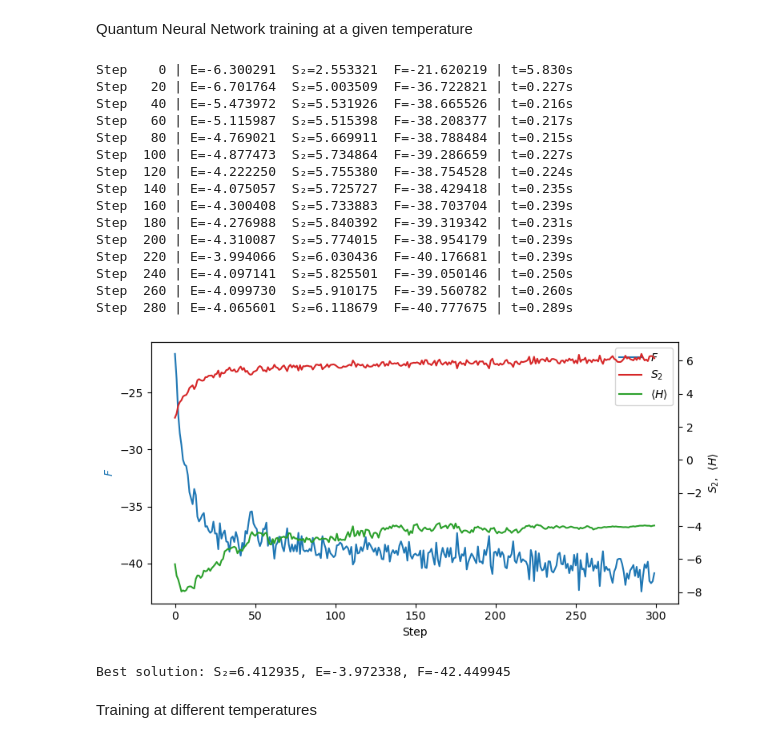
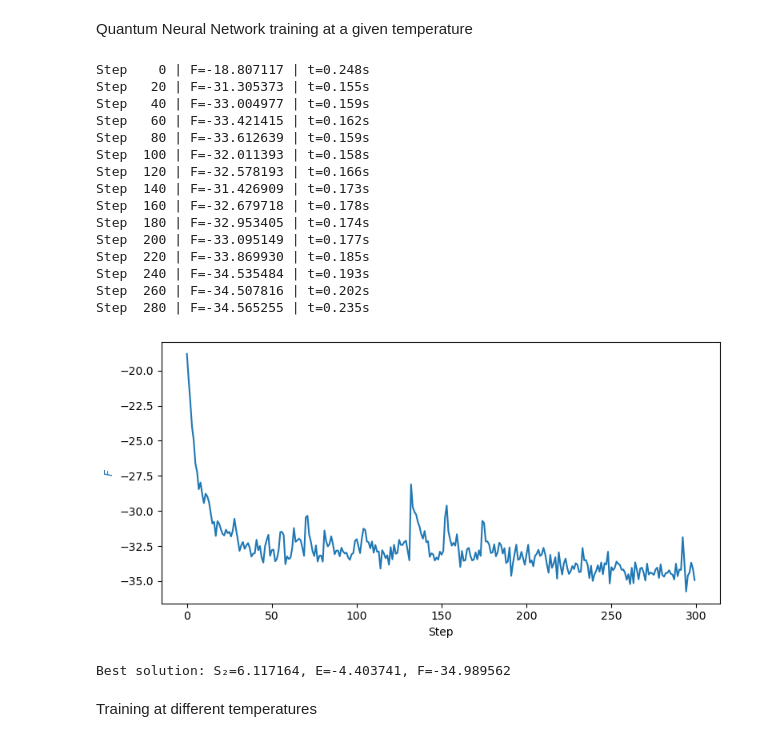
Before and after one commit to ismaelcastrouimp/TFM, a Jupyter notebook: Ancilla_Ising.ipynb, the cells around one changed output. Cells and saved outputs as stored; diff of their text form; code cells hidden in the pictures.

Commit message:
FreeRenyiEnergyObservable class

```diff
--- a/Ancilla_Ising.ipynb
+++ b/Ancilla_Ising.ipynb
@@ -1643,42 +1917,42 @@ print(f"Best F={result["best_F"]:.6f}, E={result["best_energy"]:.6f}, S₂={resu
 # %%
 partition = list(range(N))
 # sampler = nk.sampler.MetropolisLocal(hi_extended, n_chains=32)
 sampler = nk.sampler.ARDirectSampler(hi_extended)
 model = nk.models.ARNNDense(
     hilbert=hi_extended,
     layers=1,
     features=16,
     activation=jax.nn.gelu,
 )
 # model = RBM_Z2(alpha=1, trivial_Z2=True)
-vstate = nk.vqs.MCState(sampler, model, n_samples=40960, chunk_size=1024)
+vstate = nk.vqs.MCState(sampler, model, n_samples=40960)
 T = 5
 
 n_steps = 300
 lr = optax.warmup_cosine_decay_schedule(0.02, 0.02, 100, n_steps, 0.001)
 # lr = optax.warmup_cosine_decay_schedule(0.05, 0.05, 80, n_steps, 0.001)
 diag_shift = optax.linear_schedule(1e-1, 1e-4, n_steps)
 
-_,_,_,f_best,E_best,S_best = free_energy_minimize_SR_SGD(vstate, T, partition, H_extended, n_steps, learning_rate=lr, diag_shift=diag_shift, freq=20)
+_,f_best,E_best,S_best = free_energy_minimize_SR_SGD(vstate, T, partition, H_extended, n_steps, learning_rate=lr, diag_shift=diag_shift, freq=20)
 print(f"Best solution: S₂={S_best:.6f}, E={E_best:.6f}, F={f_best:.6f}")
 # %% [output]
-Step    0 | E=-6.300291  S₂=2.553321  F=-21.620219 | t=5.830s
-Step   20 | E=-6.701764  S₂=5.003509  F=-36.722821 | t=0.227s
-Step   40 | E=-5.473972  S₂=5.531926  F=-38.665526 | t=0.216s
-Step   60 | E=-5.115987  S₂=5.515398  F=-38.208377 | t=0.217s
-Step   80 | E=-4.769021  S₂=5.669911  F=-38.788484 | t=0.215s
-Step  100 | E=-4.877473  S₂=5.734864  F=-39.286659 | t=0.227s
-Step  120 | E=-4.222250  S₂=5.755380  F=-38.754528 | t=0.224s
-Step  140 | E=-4.075057  S₂=5.725727  F=-38.429418 | t=0.235s
-Step  160 | E=-4.300408  S₂=5.733883  F=-38.703704 | t=0.239s
-Step  180 | E=-4.276988  S₂=5.840392  F=-39.319342 | t=0.231s
-Step  200 | E=-4.310087  S₂=5.774015  F=-38.954179 | t=0.239s
-Step  220 | E=-3.994066  S₂=6.030436  F=-40.176681 | t=0.239s
-Step  240 | E=-4.097141  S₂=5.825501  F=-39.050146 | t=0.250s
-Step  260 | E=-4.099730  S₂=5.910175  F=-39.560782 | t=0.260s
-Step  280 | E=-4.065601  S₂=6.118679  F=-40.777675 | t=0.289s
+Step    0 | F=-18.807117 | t=0.248s
+Step   20 | F=-31.305373 | t=0.155s
+Step   40 | F=-33.004977 | t=0.159s
+Step   60 | F=-33.421415 | t=0.162s
+Step   80 | F=-33.612639 | t=0.159s
+Step  100 | F=-32.011393 | t=0.158s
+Step  120 | F=-32.578193 | t=0.166s
+Step  140 | F=-31.426909 | t=0.173s
+Step  160 | F=-32.679718 | t=0.178s
+Step  180 | F=-32.953405 | t=0.174s
+Step  200 | F=-33.095149 | t=0.177s
+Step  220 | F=-33.869930 | t=0.185s
+Step  240 | F=-34.535484 | t=0.193s
+Step  260 | F=-34.507816 | t=0.202s
+Step  280 | F=-34.565255 | t=0.235s
-[figure, old version]
+[figure, new version]
-Best solution: S₂=6.412935, E=-3.972338, F=-42.449945
+Best solution: S₂=6.117164, E=-4.403741, F=-34.989562
 # %% [markdown]
 Training at different temperatures
 # %%
```
Also changed, not shown: parts of 7 cells of this notebook, 1 other file.
